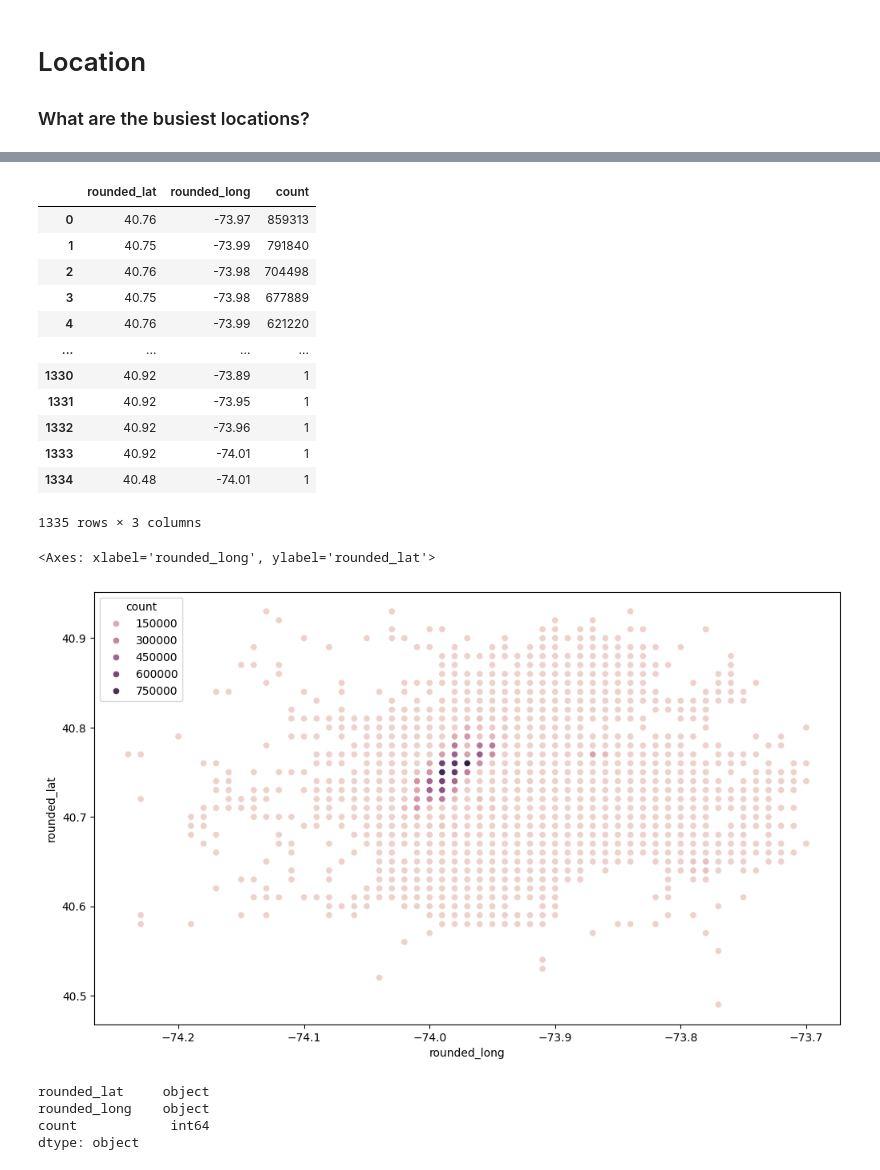
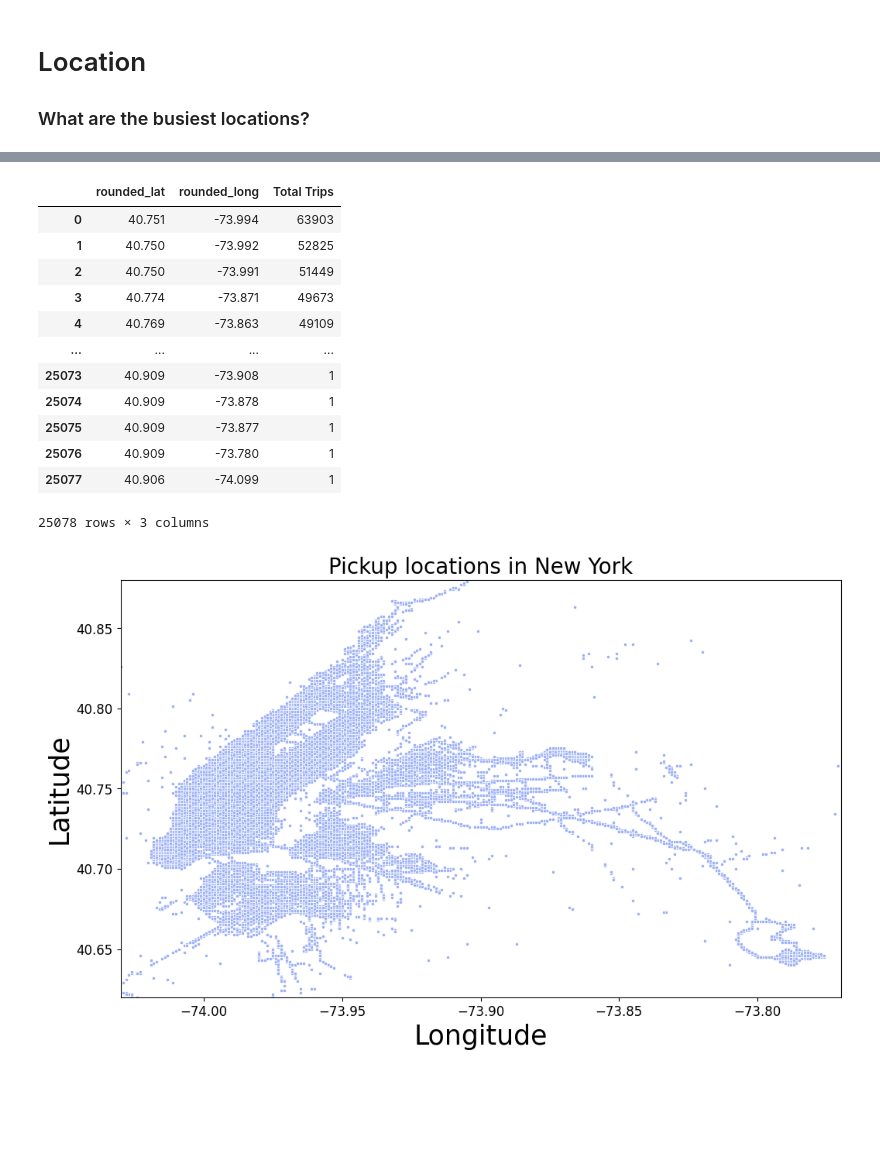
Before and after one commit to benmurphy97/nyc-taxi-cab, a Jupyter notebook: EDA-1.1-busiest-locations-and-hours.ipynb, the cells around one changed output, grey strips where cells are left out. Drawn from its saved outputs; the diff is of its cells as text; code cells hidden in the pictures; blank space fills up the shorter version.

```diff
--- a/EDA-1.1-busiest-locations-and-hours.ipynb
+++ b/EDA-1.1-busiest-locations-and-hours.ipynb
@@ -13,8 +13,8 @@ os.getcwd()
 '/Users/benmurphy/Projects/nyc'
 # %%
 df = pd.read_csv('cleaned_trip_data.csv',
-                 usecols=['medallion',
-                          'pickup_hour', 'pickup_day_of_month',
+                 usecols=['medallion', 'hack_license',
+                          'pickup_hour', 'pickup_day_of_month', 'pickup_day_of_week',
                          'pickup_longitude', 'pickup_latitude'])
 
 df.head()
@@ -29,3 +44,11 @@ df.head()
 # Times
 
 ### What are the busiest times
+# %%
+# create a weekend ind
+df['day_type'] = 'Weekday'
+weekend_days = ['Saturday', 'Sunday']
+
+df.loc[df['pickup_day_of_week'].isin(weekend_days), 'day_type'] = 'Weekend'
+
+df.head()
@@ -186,7 +253,7 @@ plt.scatter(trips_per_driver_df['trips_per_driver'], average_trips_per_hour['tri
 
 ### What are the busiest locations?
 # %%
-round_to = 2
+round_to = 3
 df['rounded_lat'] = df['pickup_latitude'].round(round_to)
 df['rounded_long'] = df['pickup_longitude'].round(round_to)
 df
@@ -207,35 +274,42 @@ df
 # %%
-rounded_areas_trips = df[['rounded_lat', 'rounded_long']].value_counts().reset_index()
-rounded_areas_trips
+rounded_areas_trips_tiny = df[['rounded_lat', 'rounded_long']].value_counts().reset_index().rename(
+    columns={'count': 'Total Trips'}
+)
+rounded_areas_trips_tiny
 # %% [output]
-|  | rounded_lat | rounded_long | count |
-| 0 | 40.76 | -73.97 | 859313 |
-| 1 | 40.75 | -73.99 | 791840 |
-| 2 | 40.76 | -73.98 | 704498 |
-| 3 | 40.75 | -73.98 | 677889 |
-| 4 | 40.76 | -73.99 | 621220 |
+|  | rounded_lat | rounded_long | Total Trips |
+| 0 | 40.751 | -73.994 | 63903 |
+| 1 | 40.750 | -73.992 | 52825 |
+| 2 | 40.750 | -73.991 | 51449 |
+| 3 | 40.774 | -73.871 | 49673 |
+| 4 | 40.769 | -73.863 | 49109 |
 | ... | ... | ... | ... |
-| 1330 | 40.92 | -73.89 | 1 |
-| 1331 | 40.92 | -73.95 | 1 |
-| 1332 | 40.92 | -73.96 | 1 |
-| 1333 | 40.92 | -74.01 | 1 |
-| 1334 | 40.48 | -74.01 | 1 |
+| 25073 | 40.909 | -73.908 | 1 |
+| 25074 | 40.909 | -73.878 | 1 |
+| 25075 | 40.909 | -73.877 | 1 |
+| 25076 | 40.909 | -73.780 | 1 |
+| 25077 | 40.906 | -74.099 | 1 |
-1335 rows × 3 columns
+25078 rows × 3 columns
 # %%
 fig, ax = plt.subplots(1,1, figsize=(12, 7))
 
 sns.scatterplot(x="rounded_long",
                 y="rounded_lat",
-                data=rounded_areas_trips.head(1000),
-                hue="count",
-               marker='o')
+                data=rounded_areas_trips_tiny.head(10000),
+                # hue="Total Trips",
+                color='#9BAFF7',
+               marker='.')
+
+plt.ylim(40.62, 40.88)  # Set the y-axis limits
+plt.xlim(-74.03, -73.77)  # Set the y-axis limits
+
+ax.set_title("Pickup locations in New York",fontsize=20)
+ax.set_xlabel("Longitude",fontsize=25)
+ax.set_ylabel("Latitude",fontsize=25)
+
+ax.yaxis.set_tick_params(labelsize = 12);
+ax.xaxis.set_tick_params(labelsize = 12);
 # %% [output]
-<Axes: xlabel='rounded_long', ylabel='rounded_lat'>
-[figure, old version]
+[figure, new version]
 # %%
-rounded_areas_trips.dtypes
+# Top locations
-# %% [output]
-rounded_lat     object
-rounded_long    object
-count            int64
-dtype: object
```
Also changed, not shown: parts of 12 cells of this notebook, 1 other file.
